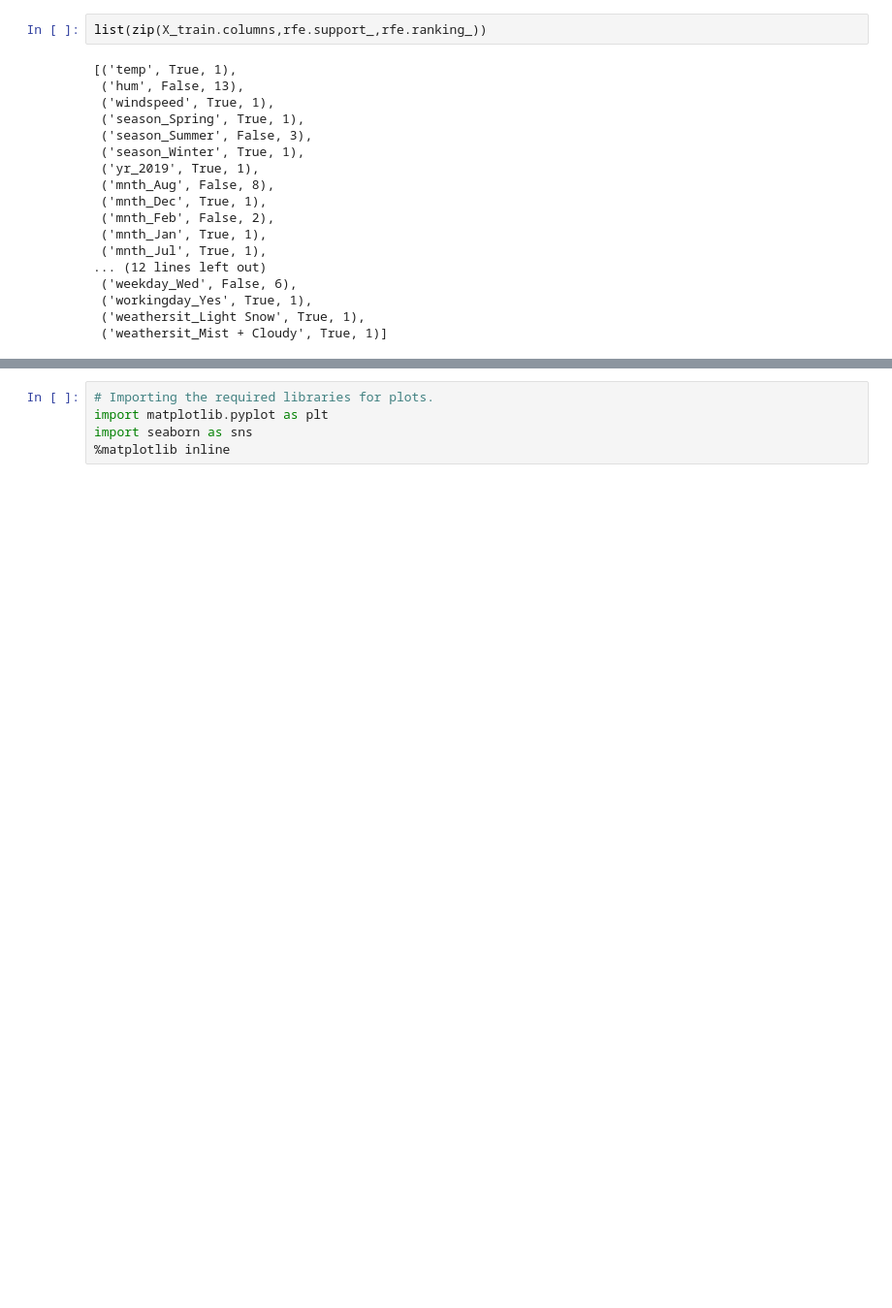
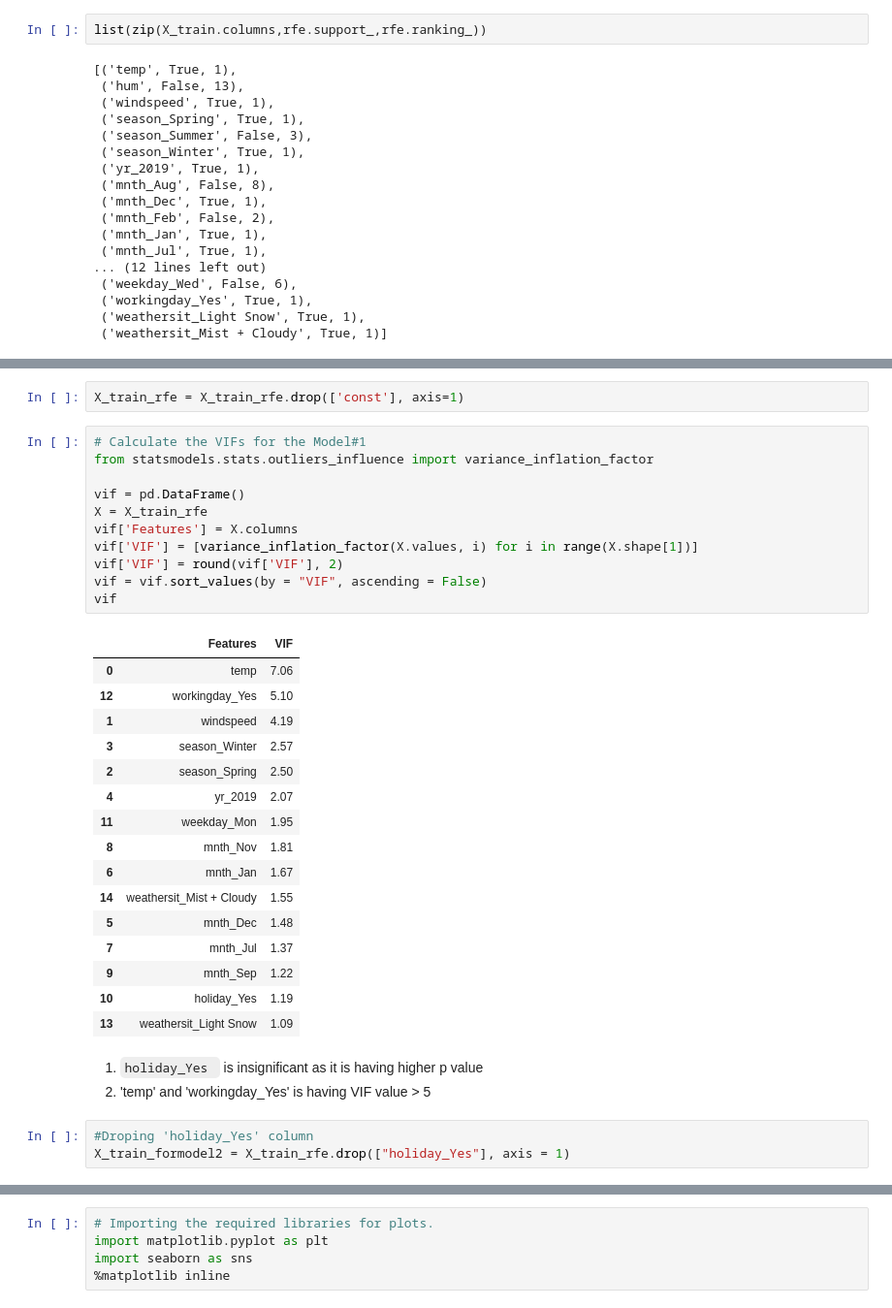
Before and after one commit to Aswani-ReddyKV/BikeSharing, a Jupyter notebook: Aswani_Reddy.ipynb, the cells around one changed output, grey strips where cells are left out. Shown at 97% size. Drawn from its saved outputs; the diff is of its cells as text; blank space fills up the shorter version.

```diff
--- a/Aswani_Reddy.ipynb
+++ b/Aswani_Reddy.ipynb
@@ -405,3 +434,39 @@ X_train_rfe = X_train[col]
+# %%
+X_train_rfe = X_train_rfe.drop(['const'], axis=1)
+# %%
+# Calculate the VIFs for the Model#1
+from statsmodels.stats.outliers_influence import variance_inflation_factor
+
+vif = pd.DataFrame()
+X = X_train_rfe
+vif['Features'] = X.columns
+vif['VIF'] = [variance_inflation_factor(X.values, i) for i in range(X.shape[1])]
+vif['VIF'] = round(vif['VIF'], 2)
+vif = vif.sort_values(by = "VIF", ascending = False)
+vif
+# %% [output]
+|  | Features | VIF |
+| 0 | temp | 7.06 |
+| 12 | workingday_Yes | 5.10 |
+| 1 | windspeed | 4.19 |
+| 3 | season_Winter | 2.57 |
+| 2 | season_Spring | 2.50 |
+| 4 | yr_2019 | 2.07 |
+| 11 | weekday_Mon | 1.95 |
+| 8 | mnth_Nov | 1.81 |
+| 6 | mnth_Jan | 1.67 |
+| 14 | weathersit_Mist + Cloudy | 1.55 |
+| 5 | mnth_Dec | 1.48 |
+| 7 | mnth_Jul | 1.37 |
+| 9 | mnth_Sep | 1.22 |
+| 10 | holiday_Yes | 1.19 |
+| 13 | weathersit_Light Snow | 1.09 |
+# %% [markdown]
+1. `holiday_Yes ` is insignificant as it is having higher p value
+2. 'temp' and 'workingday_Yes' is having VIF value > 5
+# %%
+#Droping 'holiday_Yes' column
+X_train_formodel2 = X_train_rfe.drop(["holiday_Yes"], axis = 1)
 # %%
 # Adding a constant variable
 import statsmodels.api as sm
```
Also changed, not shown: parts of 28 cells of this notebook.
